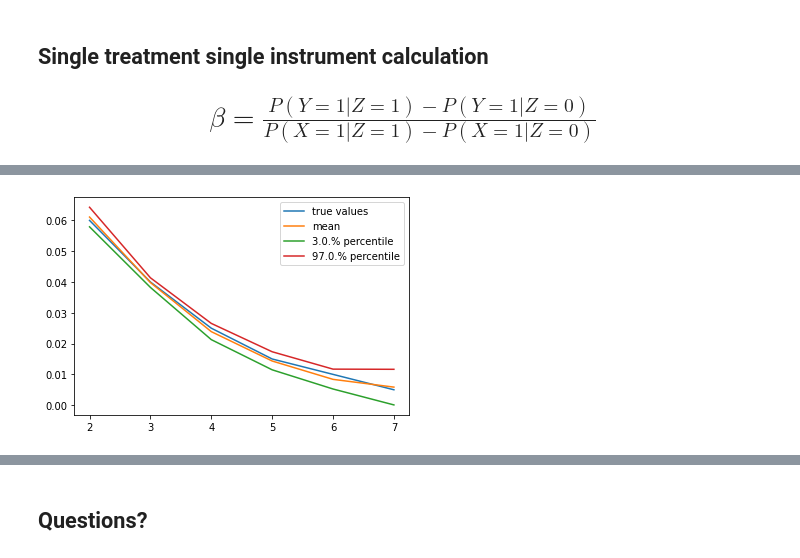
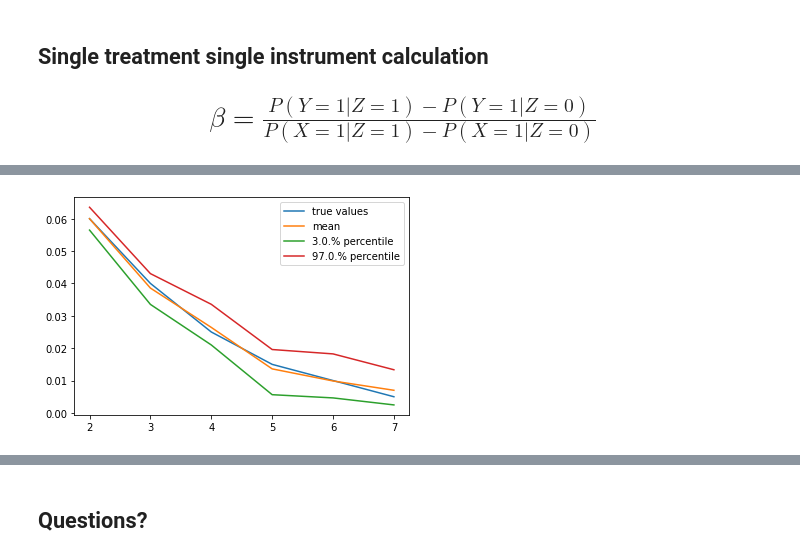
Before and after one commit to rubenmak/pydata_eindhoven_2020_IV_frequency_cap, a Jupyter notebook: instrumental_variable_frequency_cap.ipynb, the cells around one changed output, grey strips where cells are left out. Drawn from its saved outputs; the diff is of its cells as text; code cells hidden in the pictures.

```diff
--- a/instrumental_variable_frequency_cap.ipynb
+++ b/instrumental_variable_frequency_cap.ipynb
@@ -192,12 +196,16 @@ plot_posteriors(df_frequency_cap.index, P_Y_given_Z)
 # %%
-𝛿_P_Y_given_Z = [P_Y_given_Z[i] - P_Y_given_Z[i-1] for i in range(1, len(P_Y_given_Z))]
+𝛿_P_Y_given_Z = [P_Y_given_Z[i] - P_Y_given_Z[i-1]
+                  for i in range(1, len(P_Y_given_Z))]
 
 a = [df.loc[(i, i)].users for i in df_frequency_cap.index]
-b = [df_frequency_cap.users[i+1] - a[i] for i in range(len(a))]
+b = [df_frequency_cap.users[i+1] - a[i]
+     for i in range(len(a))]
 
-P_X_given_Z = [stats.beta.rvs(a[i], b[i], size = n_samples) for i in range(1, len(a))]
+P_X_given_Z = [stats.beta.rvs(a[i], b[i], size = n_samples)
+               for i in range(1, len(a))]
 
-𝛽_effects = [𝛿_P_Y_given_Z[i] / P_X_given_Z[i] for i in range(len(𝛿_P_Y_given_Z))]
+𝛽_effects = [𝛿_P_Y_given_Z[i] / P_X_given_Z[i]
+              for i in range(len(𝛿_P_Y_given_Z))]
 
 plot_posteriors(df_frequency_cap.index[1:], 𝛽_effects, effects[1:])
 # %% [output]
@@ -227,7 +236,11 @@ with pm.Model() as model_1:
     c = pm.Normal('c', mu=0, sigma=3)
     𝛼 = pm.HalfNormal('𝛼', sigma=0.25)
     𝜃 = pm.HalfNormal('𝜃', sigma=0.5)
-    p = pm.Deterministic('p', 𝛼 * pm.math.invlogit(c + 𝜃 * df_frequency_cap.index))
-    conversion = pm.Binomial('conversion', df_frequency_cap.users, p, observed=df_frequency_cap.conversions)
+    p = pm.Deterministic('p',
+                         𝛼 * pm.math.invlogit(c + 𝜃 * df_frequency_cap.index))
+    conversion = pm.Binomial('conversion',
+                             df_frequency_cap.users,
+                             p,
+                             observed=df_frequency_cap.conversions)
     model_1 = pm.sample(int(n_samples/4), tune=10000, chains=4, cores=4)
     pm.traceplot(model_1)
@@ -275,16 +281,17 @@ plot_posteriors(df_frequency_cap.index[5:7], 𝛽_effects_1[4:6], effects[5:7])
     $\theta \sim $HalfNormal$(0.5)$<br>
 </center></h1>
 # %%
-Y = df_frequency_cap.conversions
-U = df_frequency_cap.users
-Z = df_frequency_cap.index
-
 with pm.Model() as model_2:
-    𝛼 = pm.HalfNormal('𝛼', sigma=0.25)
     c = pm.Normal('c', mu=0, sigma=3)
-    𝛼_Z = pm.Gamma('𝛼_z', mu=𝛼, sigma=0.0001, shape=max_cap)
+    𝜎_c = pm.HalfNormal('𝜎_c', sigma=0.2)
+    c_Z = pm.Normal('c_Z', mu=c, sigma=𝜎_c, shape=max_cap)
+    𝛼 = pm.HalfNormal('𝛼', sigma=0.16)
     𝜃 = pm.HalfNormal('𝜃', sigma=0.5)
-    p = pm.Deterministic('p', 𝛼_Z[range(max_impr)] * pm.math.invlogit(c + 𝜃 * Z))
-    conversion = pm.Binomial('conversion', U, p, observed=Y)
+    p = pm.Deterministic('p',
+                         𝛼 * pm.math.invlogit(c_Z[range(max_impr)] + 𝜃 * df_frequency_cap.index))
+    conversion = pm.Binomial('conversion',
+                             df_frequency_cap.users,
+                             p,
+                             observed=df_frequency_cap.conversions)
     model_2 = pm.sample(int(n_samples/4), tune=10000, chains=4, cores=4)
     pm.traceplot(model_2)
@@ -301,8 +298,10 @@ The number of effective samples is smaller than 10% for some parameters.
 # %%
 p_plot_2 = np.array(model_2['p']).T
-𝛿_P_Y_given_Z_2 = [p_plot_2[i] - p_plot_2[i-1] for i in range(1, len(p_plot_2))]
-𝛽_effects_2 = [𝛿_P_Y_given_Z_2[i] / P_X_given_Z[i] for i in range(len(𝛿_P_Y_given_Z_2))]
+𝛿_P_Y_given_Z_2 = [p_plot_2[i] - p_plot_2[i-1]
+                    for i in range(1, len(p_plot_2))]
+𝛽_effects_2 = [𝛿_P_Y_given_Z_2[i] / P_X_given_Z[i]
+                for i in range(len(𝛿_P_Y_given_Z_2))]
 
 plot_posteriors(df_frequency_cap.index[1:], 𝛽_effects_2, effects[1:])
 # %% [output]
-[figure, old version]
+[figure, new version]
```
Also changed, not shown: parts of 45 cells of this notebook, 1 other file.
